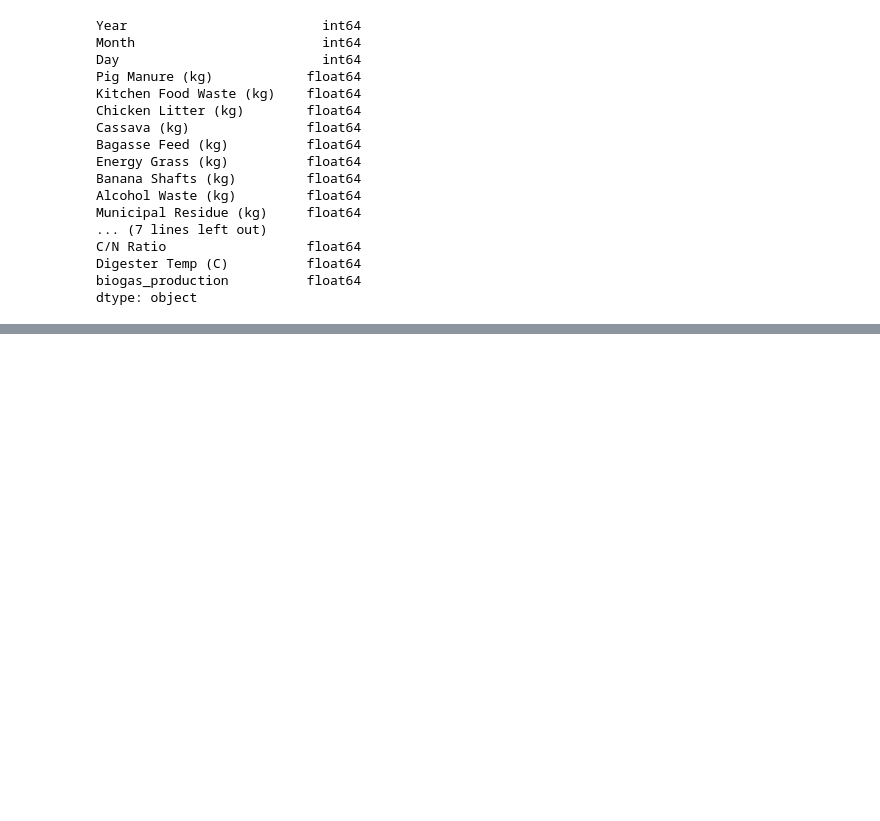
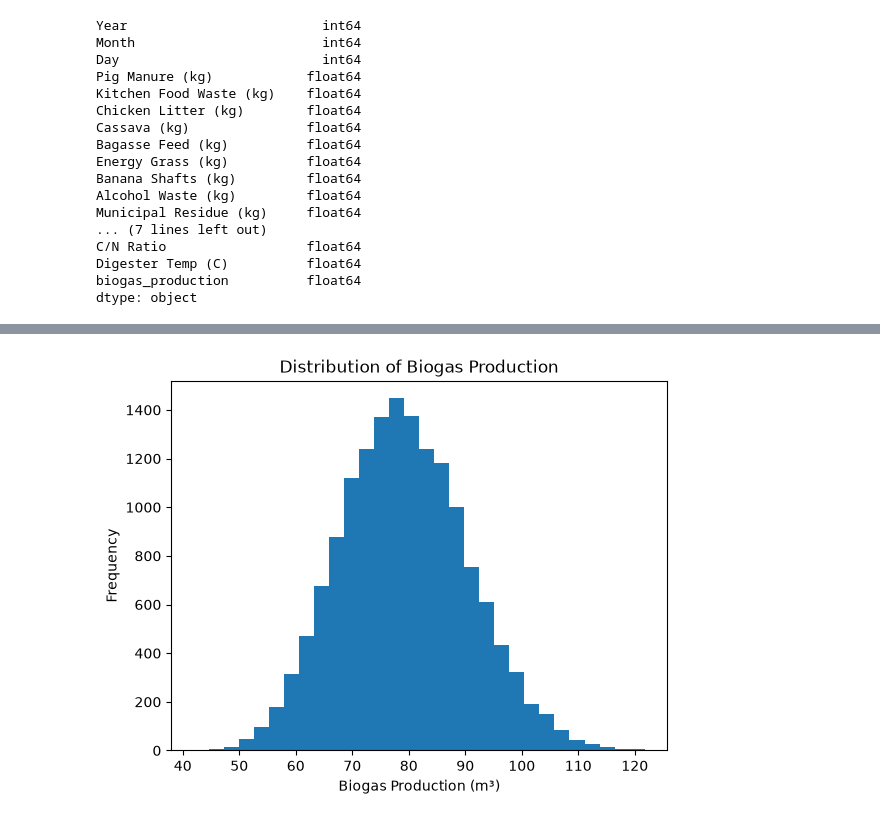
Before and after one commit to hris0077/ml_project, a Jupyter notebook: project.ipynb, the cells around one changed output, grey strips where cells are left out. Saved outputs shown, nothing was run; the diff lists cells and outputs as text; code cells hidden in the pictures; blank space fills up the shorter version.

```diff
--- a/project.ipynb
+++ b/project.ipynb
@@ -257,0 +224,8 @@ Linear Regression, Polynomial, Ridge/Lasso, Decision Tree, Random Forest
+# %%
+plt.hist(biogas_data["biogas_production"], bins=30)
+plt.title("Distribution of Biogas Production")
+plt.xlabel("Biogas Production (m³)")
+plt.ylabel("Frequency")
+plt.show()
+# %% [output]
+[figure, added]
```
Also changed, not shown: parts of 22 cells of this notebook.
